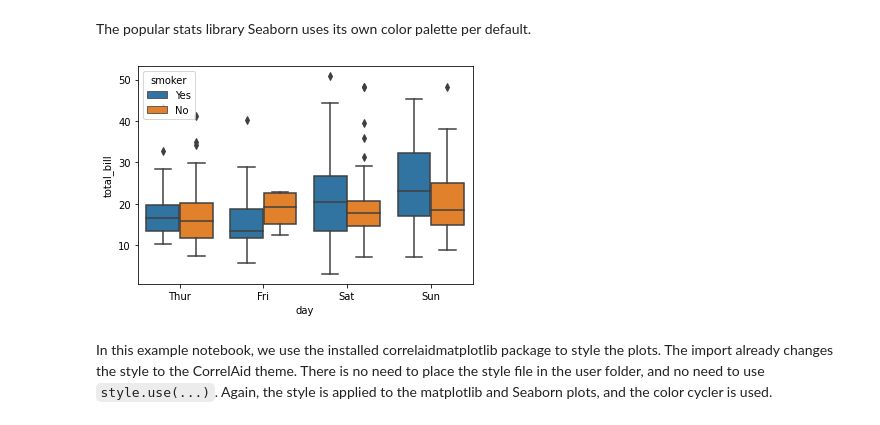
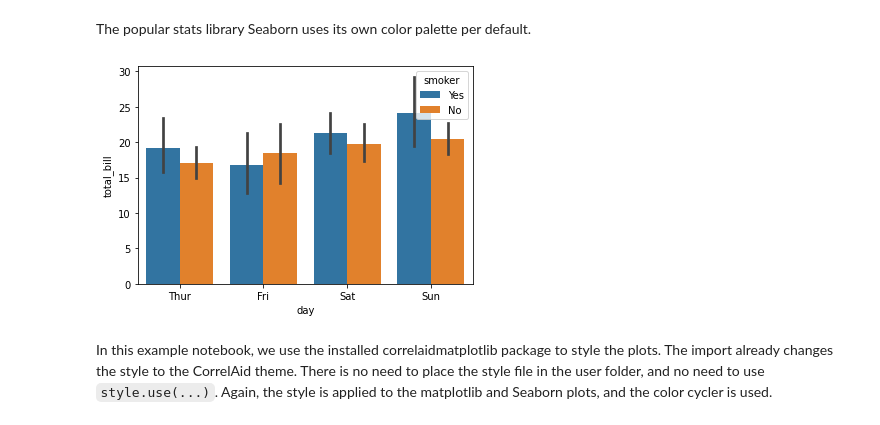
Before and after one commit to CorrelAid/correlaid-matplotlib-style, a Jupyter notebook: examples/Option2 Install.ipynb, the cells around one changed output. Drawn from its saved outputs; the diff is of its cells as text; code cells hidden in the pictures.

```diff
--- a/examples/Option2 Install.ipynb
+++ b/examples/Option2 Install.ipynb
@@ -23,10 +23,10 @@ sns.palplot(plt.rcParams['axes.prop_cycle'].by_key()['color'])
 # %% [markdown]
 The popular stats library Seaborn uses its own color palette per default.
 # %%
-ax = sns.boxplot(x="day", y="total_bill", hue="smoker", data=tips)
-plt.savefig("regular.png")
+ax = sns.barplot(x="day", y="total_bill", hue="smoker", data=tips)
+# plt.savefig("regular.png", bbox_inches='tight', pad_inches=0)
 # %% [output]
-[figure, old version]
+[figure, new version]
 # %% [markdown]
 In this example notebook, we use the installed correlaidmatplotlib package to style the plots. The import already changes the style to the CorrelAid theme. There is no need to place the style file in the user folder, and no need to use `style.use(...)`. Again, the style is applied to the matplotlib and Seaborn plots, and the color cycler is used.
 # %%
```
Also changed, not shown: parts of 7 cells of this notebook, 1 other file.
